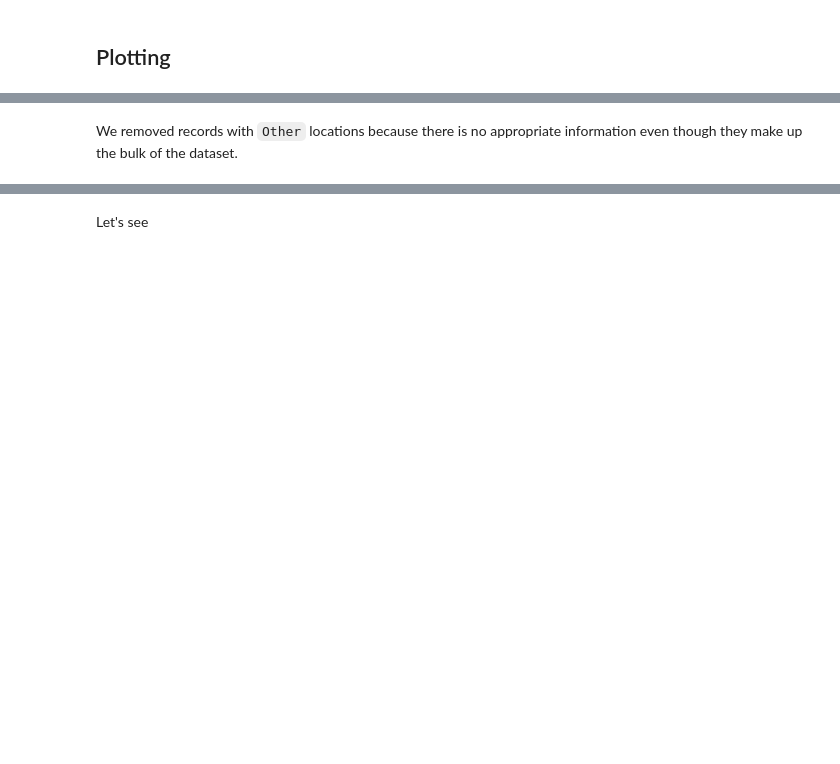
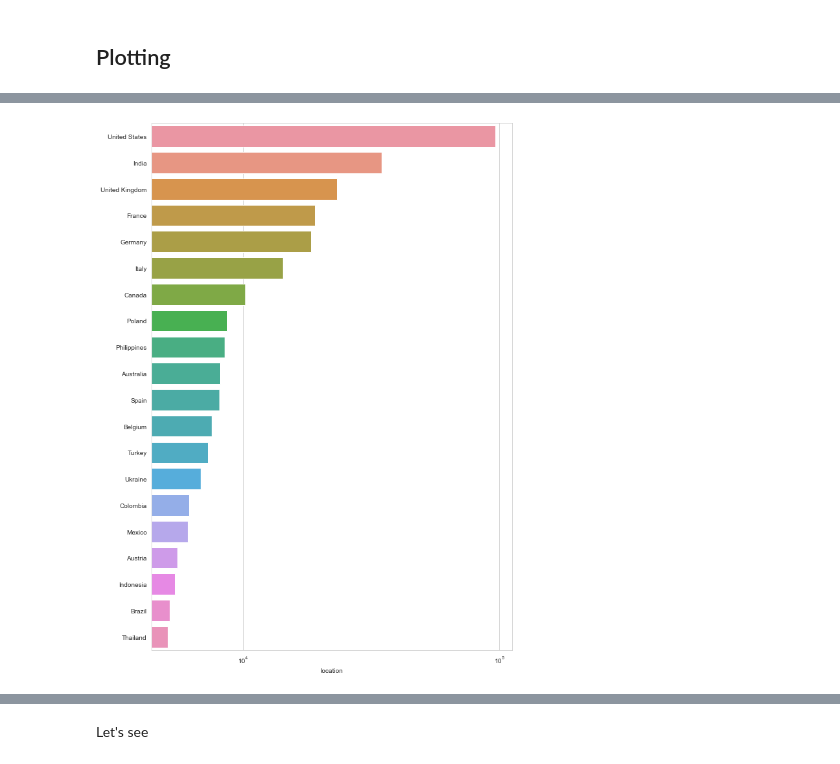
Before and after one commit to chukhranchick/Ukraine-Conflict-Twitter-Analysis-for-Data-Mining, a Jupyter notebook: ukraine-conflict-twitter-analysis-for-data-mining.ipynb, the cells around one changed output, grey strips where cells are left out. Cells and saved outputs as stored; diff of their text form; code cells hidden in the pictures; blank space fills up the shorter version.

```diff
--- a/ukraine-conflict-twitter-analysis-for-data-mining.ipynb
+++ b/ukraine-conflict-twitter-analysis-for-data-mining.ipynb
@@ -165,6 +270,7 @@ datacities.head()
 # %%
 import json
 with open('kaggle/input/locations.json') as json_file:
-    loctranslator: dict = json.load(json_file)
-all_tweets['location'] = all_tweets['location'].map(loctranslator).fillna('Other')
-all_tweets.drop(all_tweets[all_tweets['location'] == 'Other'].index, inplace = True)
+    translate_dict: dict = json.load(json_file)
+all_tweets['location'] = all_tweets['location'].map(translate_dict).fillna('Other')
+other_location_tweets = all_tweets[all_tweets['location'] == 'Other']
+all_tweets = all_tweets.drop(all_tweets[all_tweets['location'] == 'Other'].index)
@@ -185,7 +315,7 @@ plt.show()
 # %%
-plt.figure(figsize=(15, 20))
+plt.figure(figsize=(10, 15))
 sns.barplot(y=all_tweets['location'].value_counts()[:n_first].index, x=all_tweets['location'].value_counts()[:n_first])
 plt.xscale("log")
 plt.show()
+# %% [output]
+[figure, added]
-# %% [markdown]
-We removed records with `Other` locations because there is no appropriate information even though they make up the bulk of the dataset.
```
Also changed, not shown: parts of 22 cells of this notebook.
